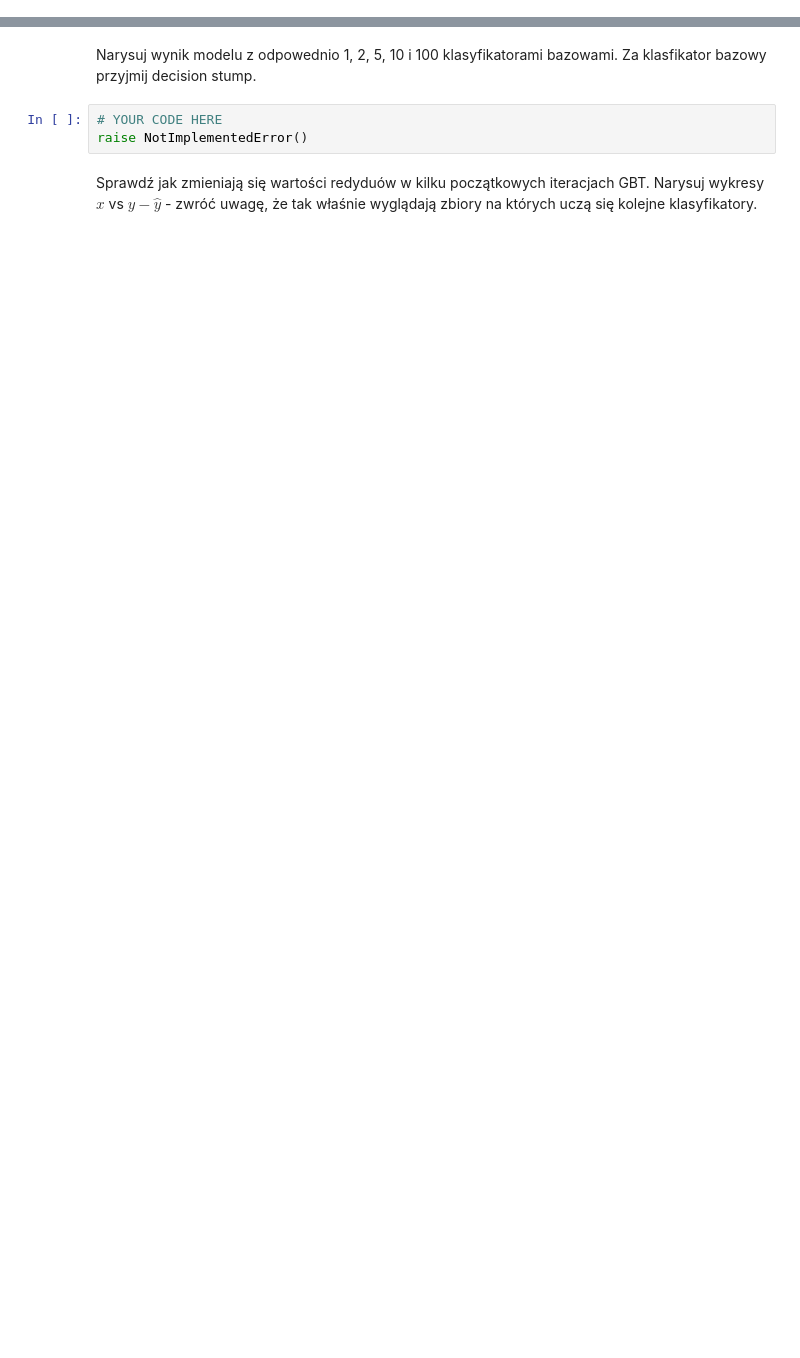
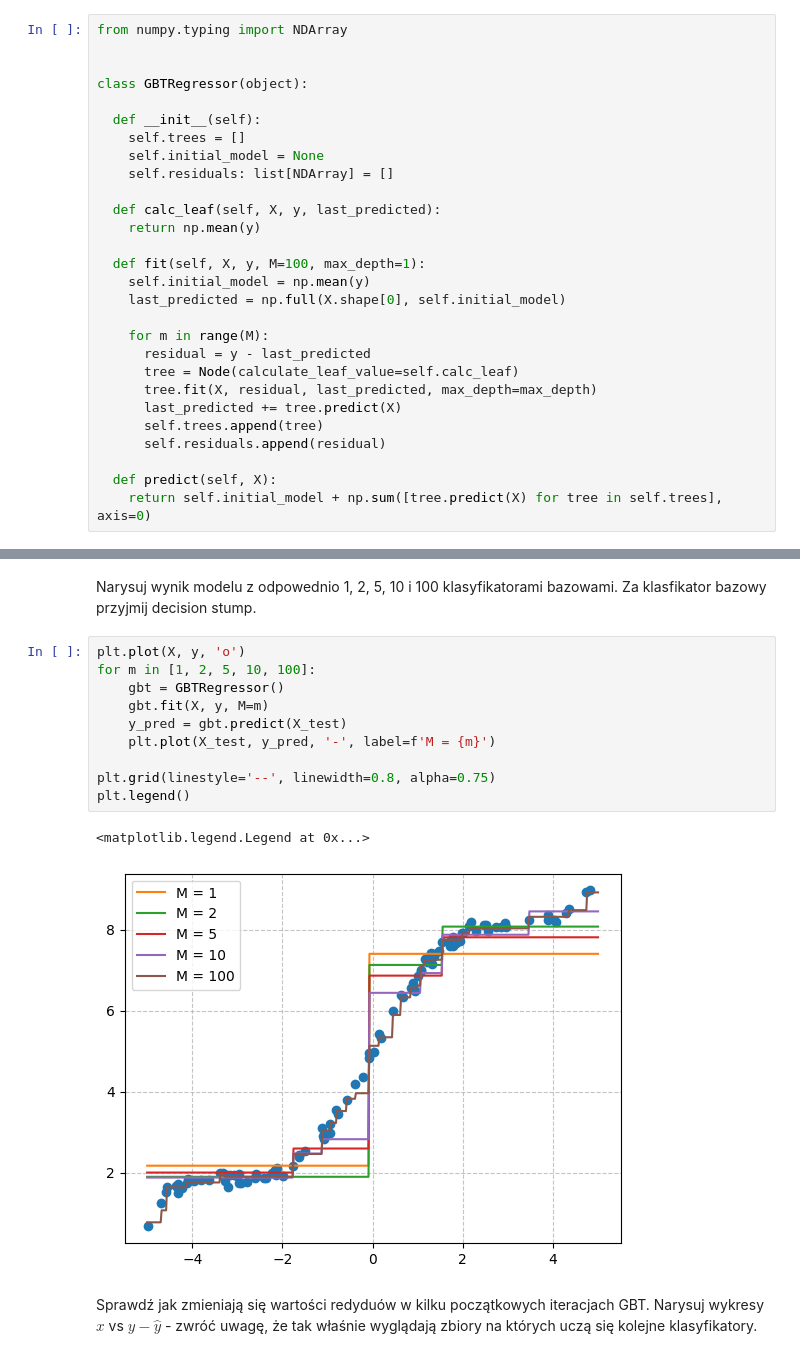
Before and after one commit to Mimikkk/study-master-2023-sus, a Jupyter notebook: exercise-10-gradient-boosting/notebook.ipynb, the cells around one changed output, grey strips where cells are left out. Saved outputs shown, nothing was run; the diff lists cells and outputs as text; blank space fills up the shorter version.

```diff
--- a/exercise-10-gradient-boosting/notebook.ipynb
+++ b/exercise-10-gradient-boosting/notebook.ipynb
@@ -71,3 +44,31 @@ raise NotImplementedError()
+# %%
+from numpy.typing import NDArray
+
+
+class GBTRegressor(object):
+
+  def __init__(self):
+    self.trees = []
+    self.initial_model = None
+    self.residuals: list[NDArray] = []
+
+  def calc_leaf(self, X, y, last_predicted):
+    return np.mean(y)
+
+  def fit(self, X, y, M=100, max_depth=1):
+    self.initial_model = np.mean(y)
+    last_predicted = np.full(X.shape[0], self.initial_model)
+
+    for m in range(M):
+      residual = y - last_predicted
+      tree = Node(calculate_leaf_value=self.calc_leaf)
+      tree.fit(X, residual, last_predicted, max_depth=max_depth)
+      last_predicted += tree.predict(X)
+      self.trees.append(tree)
+      self.residuals.append(residual)
+
+  def predict(self, X):
+    return self.initial_model + np.sum([tree.predict(X) for tree in self.trees], axis=0)
 # %% [markdown]
 Przetestuj działanie algorytmu:
 # %%
@@ -81,7 +85,17 @@ plt.plot(X_test,y_pred,'-')
 # %% [markdown]
 Narysuj wynik modelu z odpowednio 1, 2, 5, 10 i 100 klasyfikatorami bazowami. Za klasfikator bazowy przyjmij decision stump.
-# %%
-# YOUR CODE HERE
-raise NotImplementedError()
+# %%
+plt.plot(X, y, 'o')
+for m in [1, 2, 5, 10, 100]:
+    gbt = GBTRegressor()
+    gbt.fit(X, y, M=m)
+    y_pred = gbt.predict(X_test)
+    plt.plot(X_test, y_pred, '-', label=f'M = {m}')
+
+plt.grid(linestyle='--', linewidth=0.8, alpha=0.75)
+plt.legend()
+# %% [output]
+<matplotlib.legend.Legend at 0x...>
+[figure, added]
 # %% [markdown]
 Sprawdź jak zmieniają się wartości redyduów w kilku początkowych iteracjach GBT. Narysuj wykresy $x$ vs $y-\hat{y}$ - zwróć uwagę, że tak właśnie wyglądają zbiory na których uczą się kolejne klasyfikatory.
```
Also changed, not shown: parts of 25 cells of this notebook.
